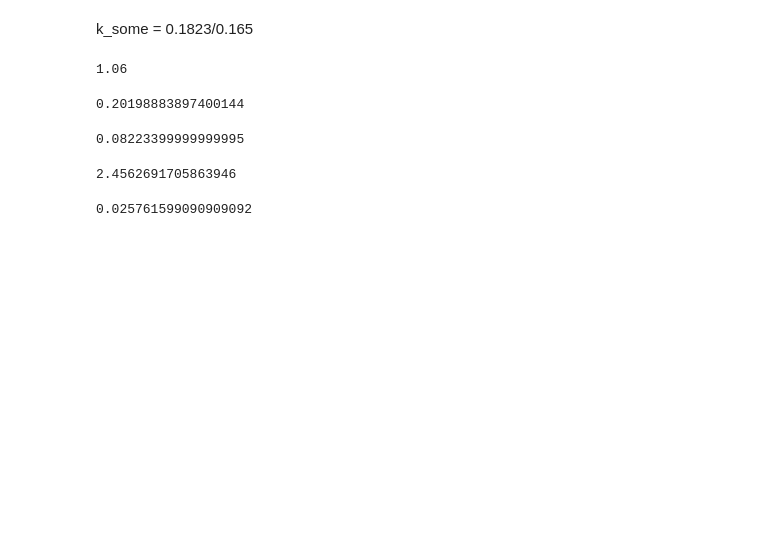
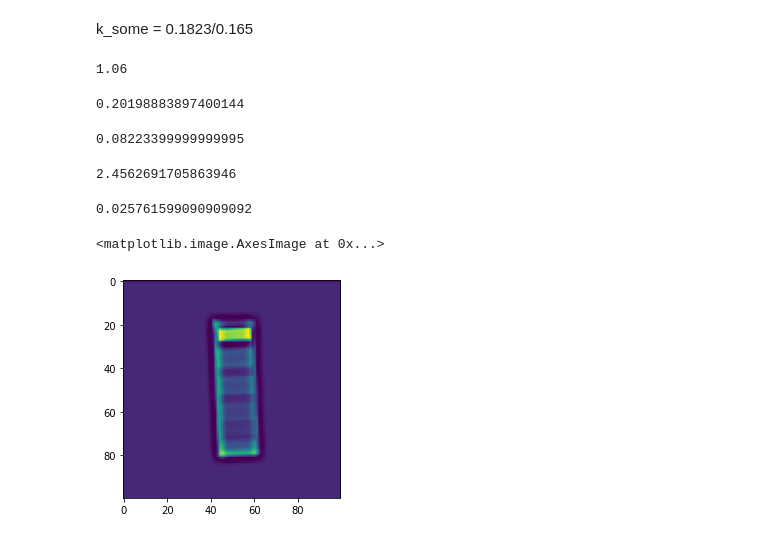
Before and after one commit to rclemsmith/Final-Year-Project, a Jupyter notebook: bmd.ipynb, the cells around one changed output. Cells and saved outputs as stored; diff of their text form; code cells hidden in the pictures; blank space fills up the shorter version.

Commit message:
Image subtraction

```diff
--- a/bmd.ipynb
+++ b/bmd.ipynb
@@ -225,3 +224,14 @@ M_b
 0.02568454545454546 * 1.003
 # %% [output]
 0.025761599090909092
+# %%
+imageref = Image.open("X-Rays/111_120.bmp").convert('L')
+left = 20
+top = 0
+right = 120
+bottom = 100
+imga = np.array(imageref.crop((left,top,right,bottom)))
+plt.imshow(imga)
+# %% [output]
+<matplotlib.image.AxesImage at 0x...>
+[figure, added]
```
Also changed, not shown: parts of 4 cells of this notebook, 1 other file.
